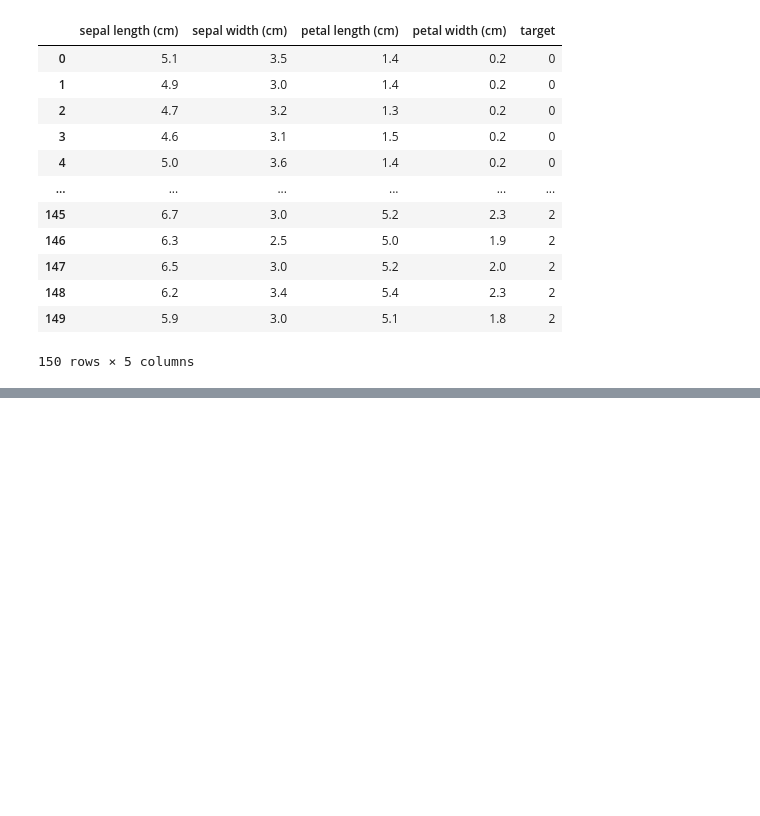
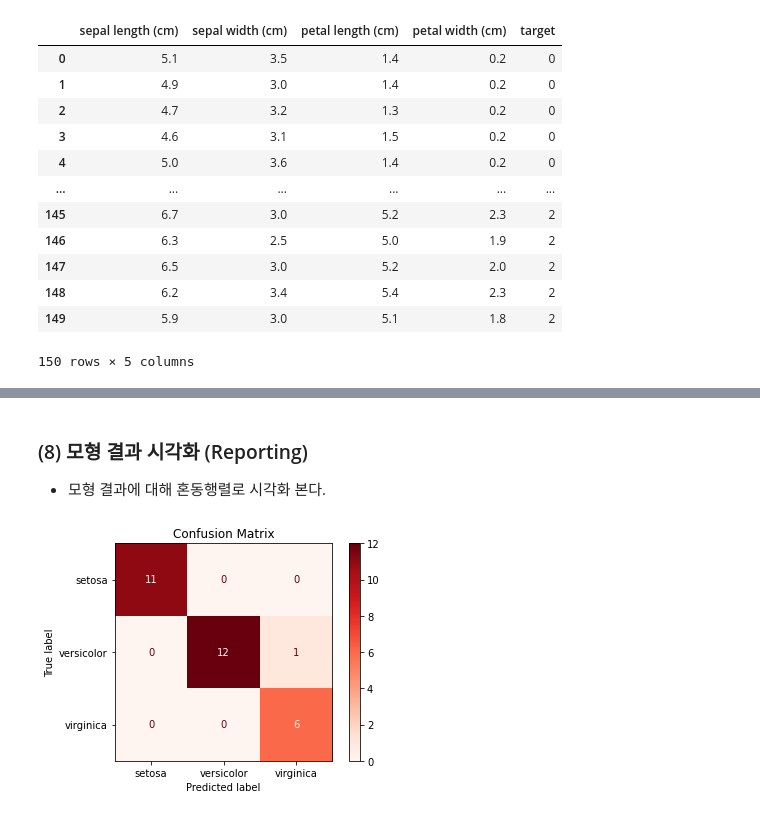
Before and after one commit to greeningstone/0_mini, a Jupyter notebook: 0818_m_ini_sample_ip의_사본.ipynb, the cells around one changed output, grey strips where cells are left out. Cells and saved outputs as stored; diff of their text form; code cells hidden in the pictures; blank space fills up the shorter version.

```diff
--- a/0818_m_ini_sample_ip의_사본.ipynb
+++ b/0818_m_ini_sample_ip의_사본.ipynb
@@ -73,0 +129,8 @@ df_iris
+# %%
+from sklearn.model_selection import train_test_split
+
+# 훈련 데이터와 테스트 데이터 분리
+X_train, X_test,y_train,y_test=train_test_split(iris_data,
+                                              iris_label,
+                                              test_size=0.2,
+                                              random_state=1) #
@@ -73,0 +168,16 @@ df_iris
+# %% [markdown]
+### (8) 모형 결과 시각화 (Reporting)
+- 모형 결과에 대해 혼동행렬로 시각화 본다.
+# %%
+from sklearn.tree import DecisionTreeClassifier, plot_tree
+from sklearn.metrics import plot_confusion_matrix
+
+labels = ['setosa', 'versicolor', 'virginica']
+disp = plot_confusion_matrix(dt_clf,
+                             X_test, y_test,
+                             display_labels=labels,
+                             cmap=plt.cm.Reds,
+                             normalize=None)
+disp.ax_.set_title('Confusion Matrix');
+# %% [output]
+[figure, added]
```
Also changed, not shown: parts of 13 cells of this notebook.
